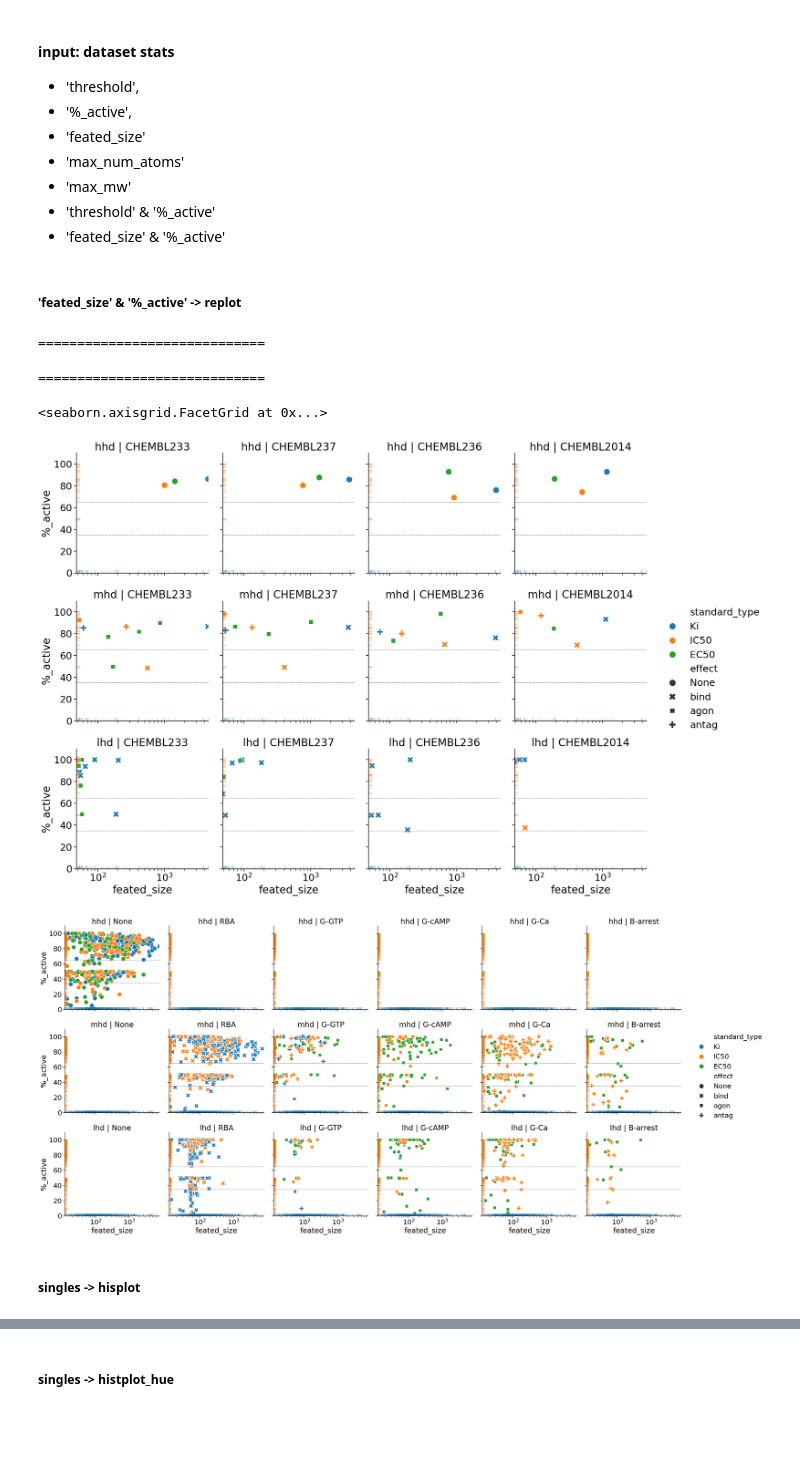
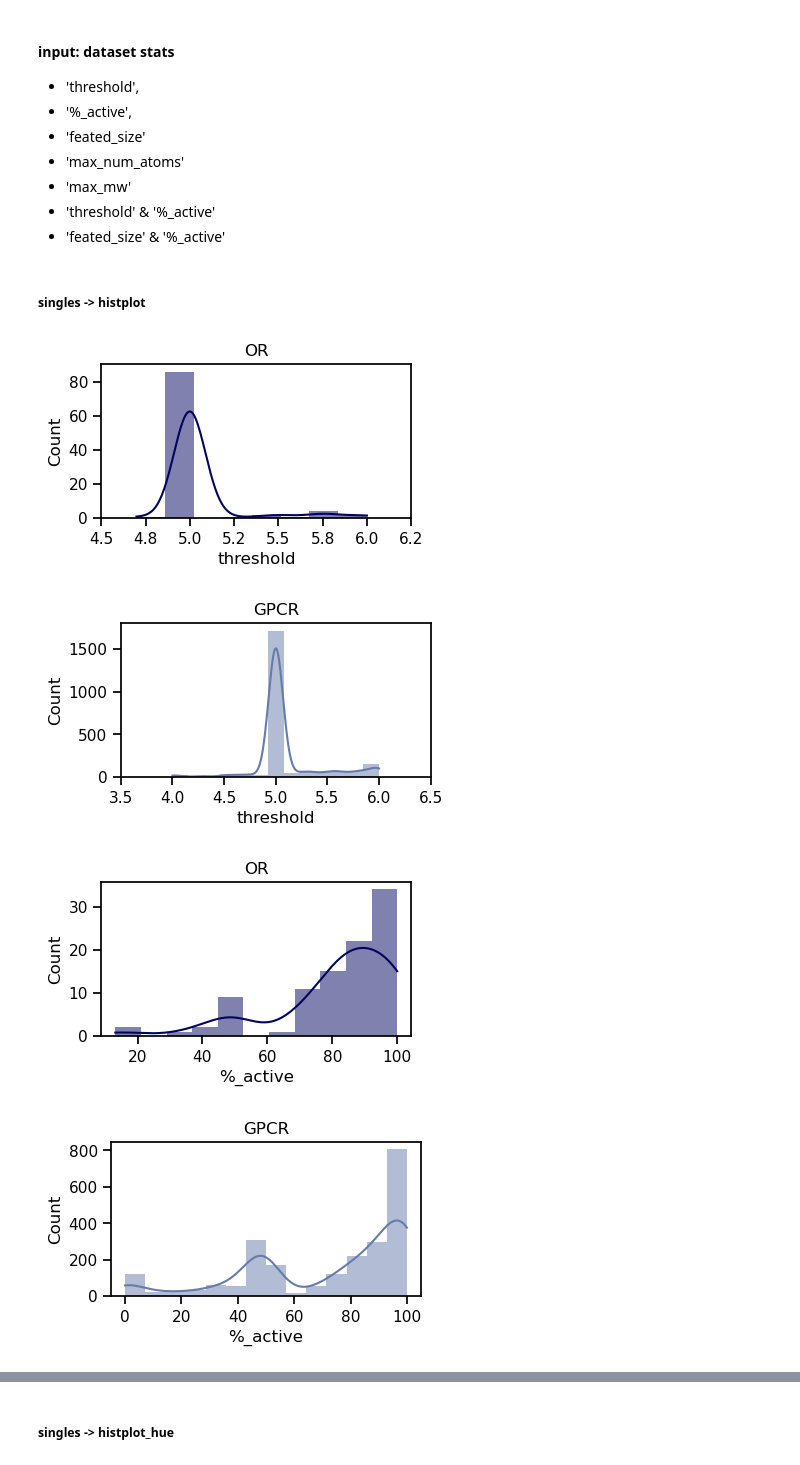
Before and after one commit to xixichennn/datacat4ml, a Jupyter notebook: datacat4ml/Scripts/data_prep/data_prep_viz.ipynb, the cells around one changed output, grey strips where cells are left out. Drawn from its saved outputs; the diff is of its cells as text; code cells hidden in the pictures; blank space fills up the shorter version.

Commit message:
creat mhd_or_effect

```diff
--- a/datacat4ml/Scripts/data_prep/data_prep_viz.ipynb
+++ b/datacat4ml/Scripts/data_prep/data_prep_viz.ipynb
@@ -127,6 +127,7 @@ feat_dfs = read_stats(in_path=FEAT_DATA_DIR)
 cura_feat_common_cols = ['ds_cat_level', 'ds_type', 'ds_size_level',
                          'target_chembl_id', 'effect', 'assay', 'standard_type', 'assay_chembl_id']
 all_common_cols =[c for c in cura_feat_common_cols if c != 'ds_size_level']
+mhd_or_effect_common_cols = [c for c in cura_feat_common_cols if c != ['ds_size_level', ]]
 
 def merge_cat_cura_feat_stats(ds_cat_level='hhd', ds_type='or'):
     """
@@ -141,7 +142,6 @@ def merge_cat_cura_feat_stats(ds_cat_level='hhd', ds_type='or'):
     """
 
     key = f"{ds_cat_level}_{ds_type}_stats"
-
     merged_stats = pd.merge(
         cat_dfs[f"cat_{key}"],
         pd.merge(
@@ -158,12 +158,15 @@ def merge_cat_cura_feat_stats(ds_cat_level='hhd', ds_type='or'):
     merged_stats = specify_col_dtypes(merged_stats)
 
     print(f'{key}: {merged_stats.shape}')
+
     return merged_stats
 
 print("\n")
 hhd_or_stats = merge_cat_cura_feat_stats(ds_cat_level='hhd', ds_type='or')
 mhd_or_stats = merge_cat_cura_feat_stats(ds_cat_level='mhd', ds_type='or')
+mhd_or_effect_stats = feat_dfs[f"feat_mhd_or_effect_stats"]
 lhd_or_stats = merge_cat_cura_feat_stats(ds_cat_level='lhd', ds_type='or')
+
 hhd_gpcr_stats = merge_cat_cura_feat_stats(ds_cat_level='hhd', ds_type='gpcr')
 mhd_gpcr_stats = merge_cat_cura_feat_stats(ds_cat_level='mhd', ds_type='gpcr')
 lhd_gpcr_stats = merge_cat_cura_feat_stats(ds_cat_level='lhd', ds_type='gpcr')
@@ -171,7 +174,14 @@ lhd_gpcr_stats = merge_cat_cura_feat_stats(ds_cat_level='lhd', ds_type='gpcr')
 # ======================================================================
 # concatenate 'or' and 'gpcr' stats
 # ======================================================================
-stats= pd.concat([hhd_or_stats, mhd_or_stats, lhd_or_stats,
+# add missing columns to mhd_or_effect_stats
+mhd_or_effect_stats = mhd_or_effect_stats.assign(
+    use_lookup=True,
+    hhd_df=0,effect_type_df=0,plus_df=0,exclude_df=0,mhd_df=0,lhd_df=0,
+    raw_size=0,curated_size=0,removed_size=0
+)
+
+stats= pd.concat([hhd_or_stats, mhd_or_stats, mhd_or_effect_stats, lhd_or_stats,
                   hhd_gpcr_stats, mhd_gpcr_stats, lhd_gpcr_stats
                   ], ignore_index=True)
 
@@ -554,61 +566,8 @@ def type_activity_space(target='CHEMBL233', startangle=-90, fig_format='pdf'):
 - 'max_mw'
 - 'threshold' & '%_active'
 - 'feated_size' & '%_active'
-# %% [markdown]
-##### 'feated_size' & '%_active' -> replot
-# %%
-def relplot(relplot_data:pd.DataFrame, x='feated_size', y='%_active',
-            col='ds_cat_level', row='ds_type',
-            hue='ds_size_level', style=None):
-        """
-        """
-        # font size for context.
-        with sns.plotting_context("notebook", font_scale=2):
-
-            g = sns.relplot(
-                data=relplot_data, x=x, y=y,
-                col=col, row=row,
-                hue=hue, style=style,
-                s=200, # the dot size
-                )
-            # set the title for each subplot.
-            g.set_titles(col_template="{col_name}", row_template="{row_name}")
-
-            # set the x and y axis.
-            g.set(xlim=(0, relplot_data[x].max()+50),ylim=(0, 110), # the limits for x and y axes
-                xscale='log' # set x axis to log scale
-                )
-            for ax in g.axes.flatten():
-                sns.rugplot(data=relplot_data, x=x, ax=ax, alpha=0.3)
-                sns.rugplot(data=relplot_data, y=y, ax=ax, alpha=0.3)
-
-            # add horizontal reference lines at y=35 and y=65
-            g.map(plt.axhline, y=35, color="grey", linestyle="--", linewidth=1)
-            g.map(plt.axhline, y=65, color="grey", linestyle="--", linewidth=1)
-
-
-        print(f'=============================')
-
-        return g
-
-#relplot(relplot_data=stats, hue='ds_size_level')
-
-b50_stats = stats[stats['ds_size_level'] == 'b50']
-#relplot(relplot_data=b50_stats, hue='use_lookup')
-
-or_b50_stats = b50_stats[b50_stats['ds_type'] == 'or']
-relplot(relplot_data=or_stats, row='ds_cat_level', col='target_chembl_id', hue='standard_type', style='effect')
-relplot(relplot_data=gpcr_stats, row='ds_cat_level', col='assay', hue='standard_type', style='effect')
-#relplot(relplot_data=or_b50_stats, row='ds_cat_level', col='target_chembl_id', hue='standard_type', style='assay')
-#relplot(relplot_data=or_b50_stats, row='ds_cat_level', col='target_chembl_id', hue='standard_type', style='assay_chembl_id')
-# %% [output]
-=============================
-=============================
-<seaborn.axisgrid.FacetGrid at 0x...>
-[figure, old version]
-[figure]
 # %% [markdown]
-##### singles -> hisplot
+##### singles -> histplot
 # %%
 def histplot(df=or_stats, ds_type='or', x='threshold'):
 
@@ -638,31 +597,38 @@ def histplot(df=or_stats, ds_type='or', x='threshold'):
 
         # set x, y and title
         if x == 'threshold':
             plt.xticks(ticks=plt.xticks()[0], labels=[f'{x:.1f}' for x in plt.xticks()[0]]) # set the decimal places of x-axis ticks to 1
         if x == 'feated_size':
             plt.xscale('log') # set x axis to log scale
         plt.title(f'{ds_type.upper()}')
 
+        save_path = os.path.join(CURA_FIG_DIR, 'histplot')
+        mkdirs(save_path)
         # save the figure
-        plt.savefig(os.path.join(CURA_FIG_DIR, f'threshold_distribution_{ds_type.upper()}.pdf'), dpi=300, bbox_inches='tight')
+        plt.savefig(os.path.join(save_path, f'{x}_distribution_{ds_type.upper()}.pdf'), dpi=300, bbox_inches='tight')
 
 
 # 'threshold'
 histplot(df=or_stats, ds_type='or', x='threshold')
 histplot(df=gpcr_stats, ds_type='gpcr', x='threshold')
 
 # '%_active'
 histplot(df=or_stats, ds_type='or', x='%_active')
 histplot(df=gpcr_stats, ds_type='gpcr', x='%_active')
 
 # 'feated_size'
 histplot(df=or_stats, ds_type='or', x='feated_size')
 histplot(df=gpcr_stats, ds_type='gpcr', x='feated_size')
 
 # 'max_num_atoms'
 histplot(df=or_stats, ds_type='or', x='max_num_atoms')
 histplot(df=gpcr_stats, ds_type='gpcr', x='max_num_atoms')
 
 # 'max_mw'
 histplot(df=or_stats, ds_type='or', x='max_mw')
 histplot(df=gpcr_stats, ds_type='gpcr', x='max_mw')
+# %% [output]
+[figure, added]
+[figure, added]
+[figure, added]
+[figure, added]
```
Also changed, not shown: parts of 10 cells of this notebook, 2 other files.
